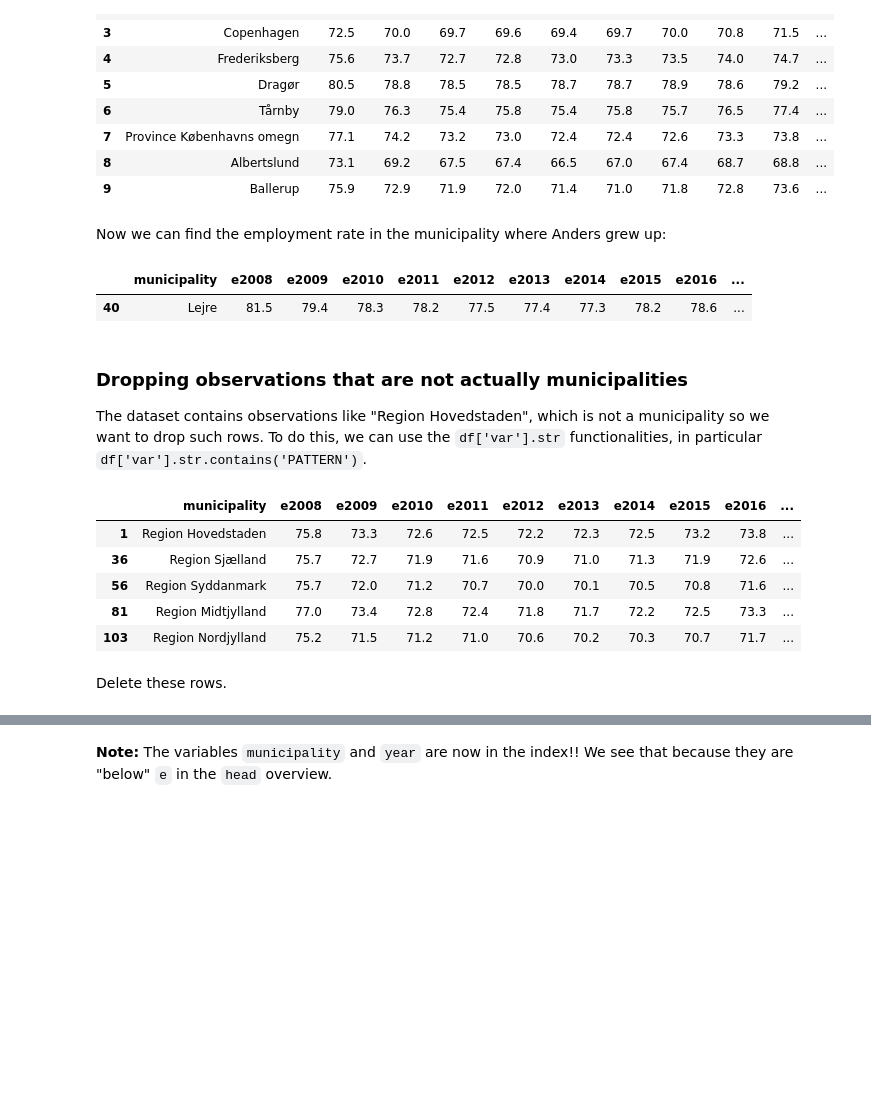
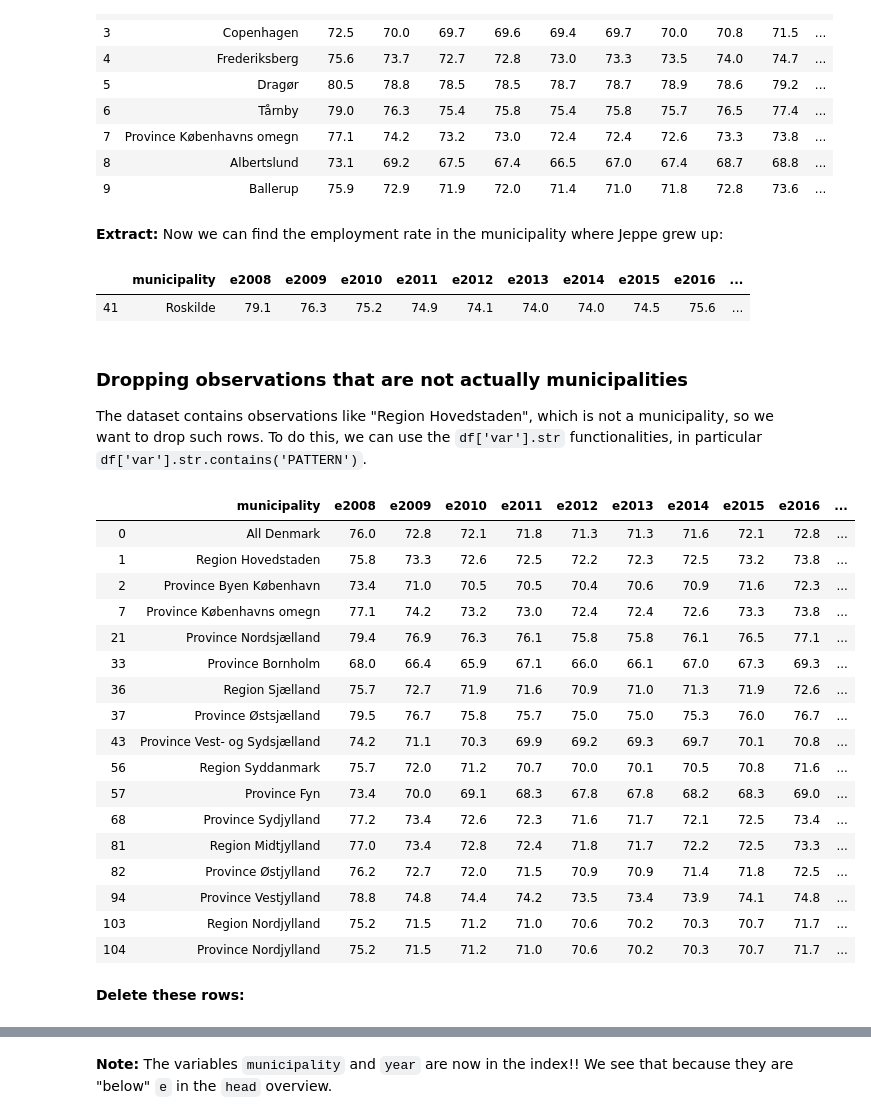
Before and after one commit to NumEconCopenhagen/lectures-2020, a Jupyter notebook: web/07/Load_save_and_structure_data.ipynb, the cells around one changed output, grey strips where cells are left out. Cells and saved outputs as stored; diff of their text form; code cells hidden in the pictures; blank space fills up the shorter version.

```diff
--- a/web/07/Load_save_and_structure_data.ipynb
+++ b/web/07/Load_save_and_structure_data.ipynb
@@ -449,6 +452,6 @@ We also see that the employment rate in 2008 has been named `2008`. Having a var
 # %%
 myDict = {}
-for i in range(2008, 2017): # range goes from 2008 to but not including 2017
+for i in range(2008, 2017+1): # range goes from 2008 to but not including 2018
     myDict[str(i)] = f'e{i}'
 myDict
 # %% [output]
@@ -477,25 +481,39 @@ empl.head(10)
 | 8 | Albertslund | 73.1 | 69.2 | 67.5 | 67.4 | 66.5 | 67.0 | 67.4 | 68.7 | 68.8 | ... |
 | 9 | Ballerup | 75.9 | 72.9 | 71.9 | 72.0 | 71.4 | 71.0 | 71.8 | 72.8 | 73.6 | ... |
 # %% [markdown]
-Now we can find the employment rate in the municipality where Anders grew up:
+**Extract:** Now we can find the employment rate in the municipality where Jeppe grew up:
 # %%
-empl.loc[empl.municipality == 'Lejre']
+empl.loc[empl.municipality == 'Roskilde']
 # %% [output]
 |  | municipality | e2008 | e2009 | e2010 | e2011 | e2012 | e2013 | e2014 | e2015 | e2016 | ... |
-| 40 | Lejre | 81.5 | 79.4 | 78.3 | 78.2 | 77.5 | 77.4 | 77.3 | 78.2 | 78.6 | ... |
+| 41 | Roskilde | 79.1 | 76.3 | 75.2 | 74.9 | 74.1 | 74.0 | 74.0 | 74.5 | 75.6 | ... |
 # %% [markdown]
 ### Dropping observations that are not actually municipalities
 
-The dataset contains observations like "Region Hovedstaden", which is not a municipality so we want to drop such rows. To do this, we can use the `df['var'].str` functionalities, in particular `df['var'].str.contains('PATTERN')`.
+The dataset contains observations like "Region Hovedstaden", which is not a municipality, so we want to drop such rows. To do this, we can use the `df['var'].str` functionalities, in particular `df['var'].str.contains('PATTERN')`.
 # %%
-I  = empl.municipality.str.contains('Region')
+I = empl.municipality.str.contains('Region')
+I |= empl.municipality.str.contains('Province')
+I |= empl.municipality.str.contains('All Denmark')
 empl.loc[I, :]
 # %% [output]
 |  | municipality | e2008 | e2009 | e2010 | e2011 | e2012 | e2013 | e2014 | e2015 | e2016 | ... |
+| 0 | All Denmark | 76.0 | 72.8 | 72.1 | 71.8 | 71.3 | 71.3 | 71.6 | 72.1 | 72.8 | ... |
 | 1 | Region Hovedstaden | 75.8 | 73.3 | 72.6 | 72.5 | 72.2 | 72.3 | 72.5 | 73.2 | 73.8 | ... |
+| 2 | Province Byen København | 73.4 | 71.0 | 70.5 | 70.5 | 70.4 | 70.6 | 70.9 | 71.6 | 72.3 | ... |
+| 7 | Province Københavns omegn | 77.1 | 74.2 | 73.2 | 73.0 | 72.4 | 72.4 | 72.6 | 73.3 | 73.8 | ... |
+| 21 | Province Nordsjælland | 79.4 | 76.9 | 76.3 | 76.1 | 75.8 | 75.8 | 76.1 | 76.5 | 77.1 | ... |
+| 33 | Province Bornholm | 68.0 | 66.4 | 65.9 | 67.1 | 66.0 | 66.1 | 67.0 | 67.3 | 69.3 | ... |
 | 36 | Region Sjælland | 75.7 | 72.7 | 71.9 | 71.6 | 70.9 | 71.0 | 71.3 | 71.9 | 72.6 | ... |
+| 37 | Province Østsjælland | 79.5 | 76.7 | 75.8 | 75.7 | 75.0 | 75.0 | 75.3 | 76.0 | 76.7 | ... |
+| 43 | Province Vest- og Sydsjælland | 74.2 | 71.1 | 70.3 | 69.9 | 69.2 | 69.3 | 69.7 | 70.1 | 70.8 | ... |
 | 56 | Region Syddanmark | 75.7 | 72.0 | 71.2 | 70.7 | 70.0 | 70.1 | 70.5 | 70.8 | 71.6 | ... |
+| 57 | Province Fyn | 73.4 | 70.0 | 69.1 | 68.3 | 67.8 | 67.8 | 68.2 | 68.3 | 69.0 | ... |
+| 68 | Province Sydjylland | 77.2 | 73.4 | 72.6 | 72.3 | 71.6 | 71.7 | 72.1 | 72.5 | 73.4 | ... |
 | 81 | Region Midtjylland | 77.0 | 73.4 | 72.8 | 72.4 | 71.8 | 71.7 | 72.2 | 72.5 | 73.3 | ... |
+| 82 | Province Østjylland | 76.2 | 72.7 | 72.0 | 71.5 | 70.9 | 70.9 | 71.4 | 71.8 | 72.5 | ... |
+| 94 | Province Vestjylland | 78.8 | 74.8 | 74.4 | 74.2 | 73.5 | 73.4 | 73.9 | 74.1 | 74.8 | ... |
 | 103 | Region Nordjylland | 75.2 | 71.5 | 71.2 | 71.0 | 70.6 | 70.2 | 70.3 | 70.7 | 71.7 | ... |
+| 104 | Province Nordjylland | 75.2 | 71.5 | 71.2 | 71.0 | 70.6 | 70.2 | 70.3 | 70.7 | 71.7 | ... |
 # %% [markdown]
-Delete these rows.
+**Delete these rows:**
```
Also changed, not shown: parts of 102 cells of this notebook, 9 other files.
